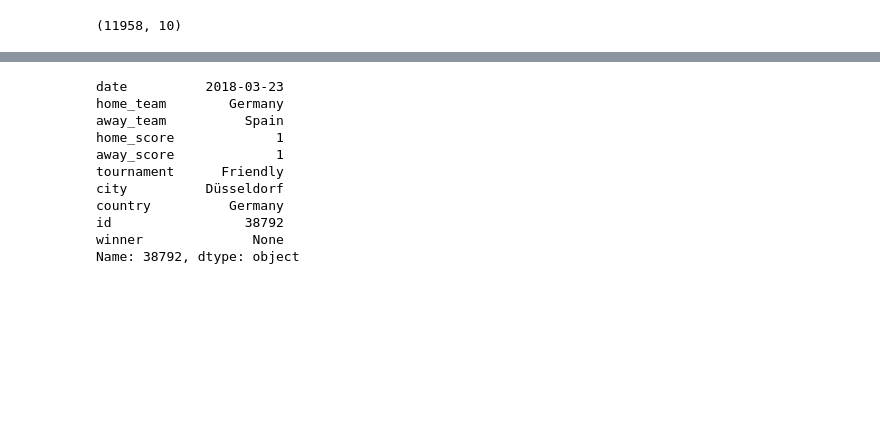
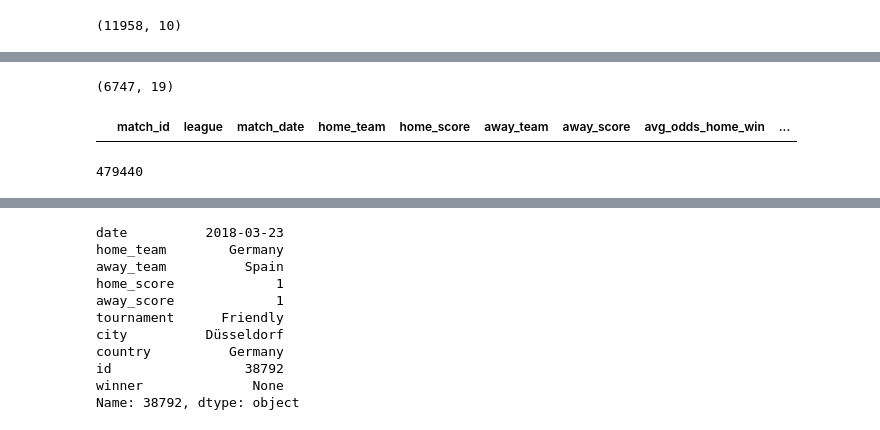
Before and after one commit to mrthlinh/FIFA-World-Cup-Prediction, a Jupyter notebook: pre_processingData.ipynb, the cells around one changed output, grey strips where cells are left out. Saved outputs shown, nothing was run; the diff lists cells and outputs as text; code cells hidden in the pictures; blank space fills up the shorter version.

```diff
--- a/pre_processingData.ipynb
+++ b/pre_processingData.ipynb
@@ -128,0 +192,14 @@ my_df.head()
+# %%
+my_df.shape
+# %% [output]
+(6747, 19)
+# %%
+my_df = data_odd.iloc[1:3,:]
+my_df = my_df[0:0]
+my_df
+# %% [output]
+|  | match_id | league | match_date | home_team | home_score | away_team | away_score | avg_odds_home_win | ... |
+# %%
+length
+# %% [output]
+479440
```
Also changed, not shown: parts of 14 cells of this notebook, 1 other file.
